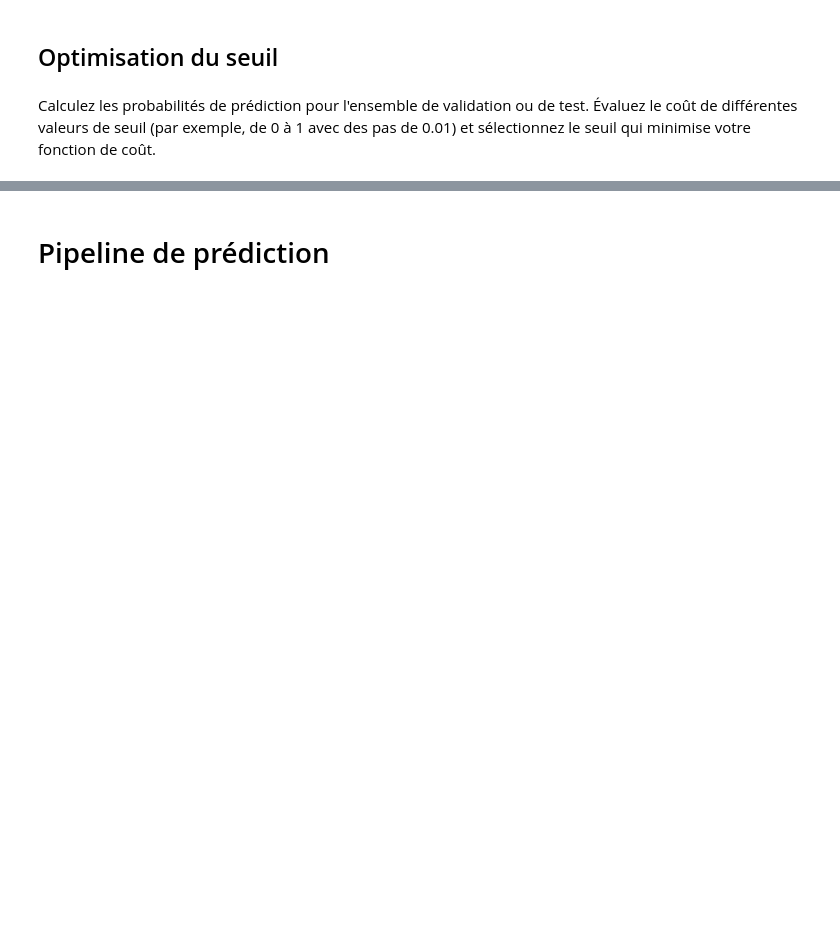
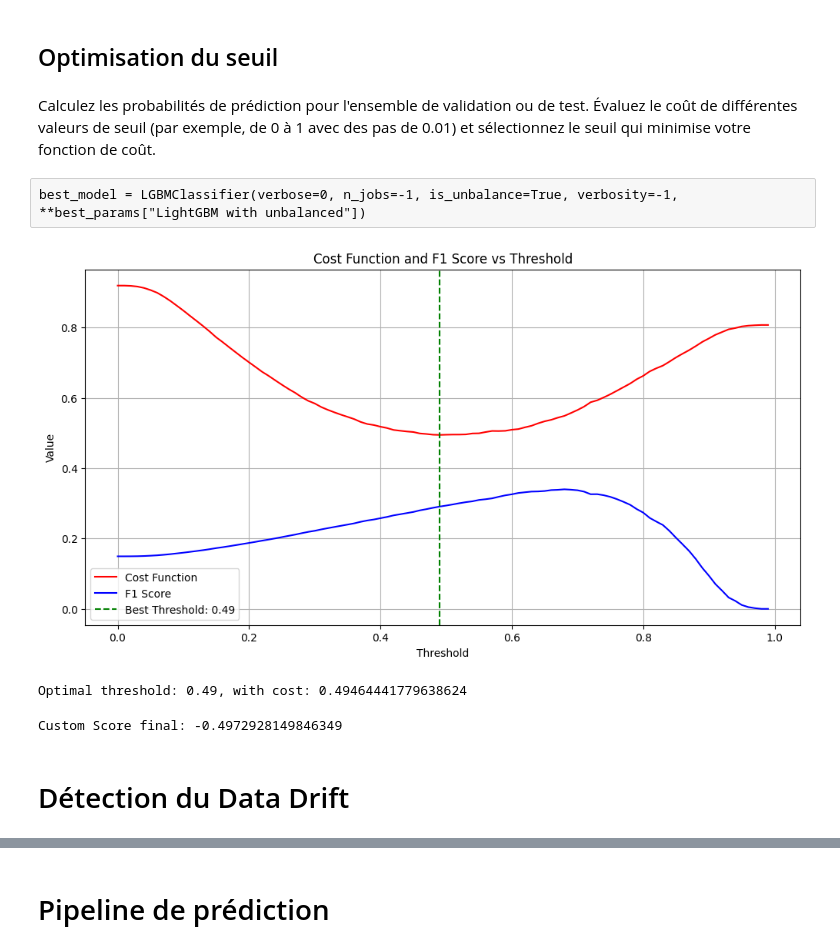
Before and after one commit to Stely-data/OC-Projet-7, a Jupyter notebook: Deveau_Estelle_2_notebook_Modelisation_052024.ipynb, the cells around one changed output, grey strips where cells are left out. Saved outputs shown, nothing was run; the diff lists cells and outputs as text; code cells hidden in the pictures; blank space fills up the shorter version.

```diff
--- a/Deveau_Estelle_2_notebook_Modelisation_052024.ipynb
+++ b/Deveau_Estelle_2_notebook_Modelisation_052024.ipynb
@@ -1197,37 +1141,64 @@ Calculez les probabilités de prédiction pour l'ensemble de validation ou de te
 Évaluez le coût de différentes valeurs de seuil (par exemple, de 0 à 1 avec des pas de 0.01) et sélectionnez le seuil qui minimise votre fonction de coût.
 # %%
 best_model = CatBoostClassifier(verbose=0, class_weights=class_weights_catboost, thread_count=-1, task_type="GPU",
-                                    **best_params["CatBoost weight"])
+                                    **best_params["CatBoost with weight"])
+# %% [raw]
+best_model = LGBMClassifier(verbose=0, n_jobs=-1, is_unbalance=True, verbosity=-1, **best_params["LightGBM with unbalanced"])
 # %%
 # Entraînez le modèle avec les meilleurs hyperparamètres
 best_model.fit(X_train_part, y_train_part)
 
 # Proba de prédiction
 y_proba = best_model.predict_proba(X_val_part)[:, 1]
 
-# Fonction pour trouver le seuil optimal
 def find_best_threshold(y_true, y_proba, cost_function):
     thresholds = np.arange(0.0, 1.0, 0.01)
     best_threshold = 0.5
     best_cost = float('inf')
+    costs = []
+    f1_scores = []
     for threshold in thresholds:
         y_pred = (y_proba >= threshold).astype(int)
-        cost = normalized_cost_function(y_true, y_pred)
+        cost = cost_function(y_true, y_pred)
+        f1 = f1_score(y_true, y_pred)
+        costs.append(cost)
+        f1_scores.append(f1)
         if cost < best_cost:
             best_cost = cost
             best_threshold = threshold
-    return best_threshold, best_cost
+
+    # Tracer les valeurs
+    plt.figure(figsize=(12, 6))
+    plt.plot(thresholds, costs, label='Cost Function', color='red')
+    plt.plot(thresholds, f1_scores, label='F1 Score', color='blue')
+    plt.axvline(x=best_threshold, color='green', linestyle='--', label=f'Best Threshold: {best_threshold}')
+    plt.xlabel('Threshold')
+    plt.ylabel('Value')
+    plt.title('Cost Function and F1 Score vs Threshold')
+    plt.legend()
+    plt.grid(True)
+    plt.show()
+
+    return best_threshold, best_cost, thresholds, costs, f1_scores
+
 
 # Trouver le seuil optimal
-best_threshold, best_cost = find_best_threshold(y_val_part, y_proba, cost_function)
+best_threshold, best_cost, thresholds, costs, f1_scores = find_best_threshold(y_val_part, y_proba, normalized_cost_function)
 print(f"Optimal threshold: {best_threshold}, with cost: {best_cost}")
+# %% [output]
+[figure, added]
+Optimal threshold: 0.49, with cost: 0.49464441779638624
 # %%
 # Prédire les probabilités sur le jeu de test
-y_test_proba = best_model.predict_proba(X_test)[:, 1]
+y_test_proba = best_model.predict_proba(X_test_selected)[:, 1]
 
 # Utiliser le seuil optimisé pour les prédictions finales
-y_test_pred = (y_test_proba >= optimal_threshold).astype(int)
+y_test_pred = (y_test_proba >= best_threshold).astype(int)
 
 # Calculer le custom_score final
-final_custom_score = normalized_cost_function(y_test, y_test_pred)
+final_custom_score = -normalized_cost_function(y_test, y_test_pred)
 print(f"Custom Score final: {final_custom_score}")
+# %% [output]
+Custom Score final: -0.4972928149846349
+# %% [markdown]
+# Détection du Data Drift
```
Also changed, not shown: parts of 73 cells of this notebook, 4 other files.
